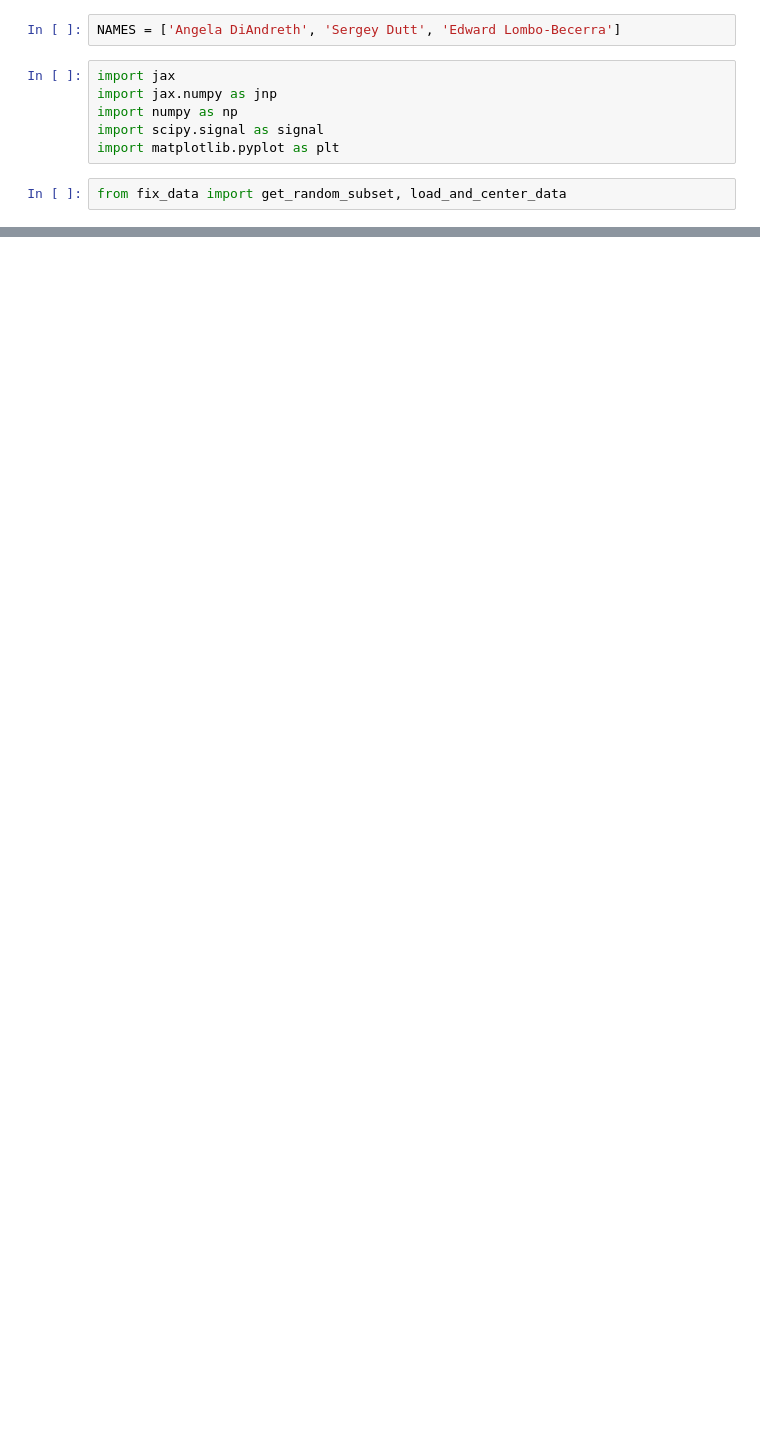
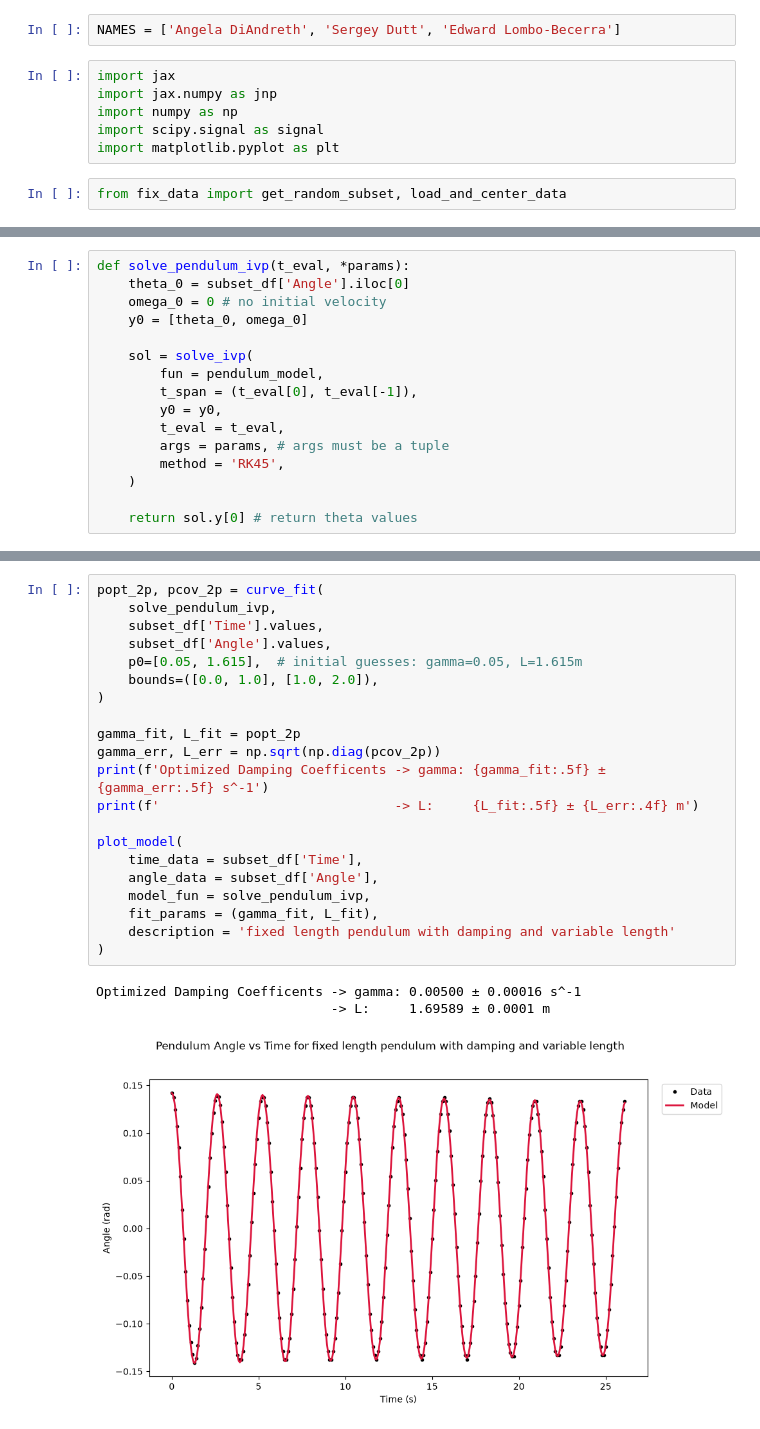
Before and after one commit to sergeydutt/06-623_Project, a Jupyter notebook: Linear_Regression.ipynb, the cells around one changed output, grey strips where cells are left out. Cells and saved outputs as stored; diff of their text form; blank space fills up the shorter version.

```diff
--- a/Linear_Regression.ipynb
+++ b/Linear_Regression.ipynb
@@ -151,0 +174,16 @@ Air-Resistance Coef (C): 0.016
+# %%
+def solve_pendulum_ivp(t_eval, *params):
+    theta_0 = subset_df['Angle'].iloc[0]
+    omega_0 = 0 # no initial velocity
+    y0 = [theta_0, omega_0]
+
+    sol = solve_ivp(
+        fun = pendulum_model,
+        t_span = (t_eval[0], t_eval[-1]),
+        y0 = y0,
+        t_eval = t_eval,
+        args = params, # args must be a tuple
+        method = 'RK45',
+    )
+
+    return sol.y[0] # return theta values
@@ -151,0 +224,25 @@ Air-Resistance Coef (C): 0.016
+# %%
+popt_2p, pcov_2p = curve_fit(
+    solve_pendulum_ivp,
+    subset_df['Time'].values,
+    subset_df['Angle'].values,
+    p0=[0.05, 1.615],  # initial guesses: gamma=0.05, L=1.615m
+    bounds=([0.0, 1.0], [1.0, 2.0]),
+)
+
+gamma_fit, L_fit = popt_2p
+gamma_err, L_err = np.sqrt(np.diag(pcov_2p))
+print(f'Optimized Damping Coefficents -> gamma: {gamma_fit:.5f} ± {gamma_err:.5f} s^-1')
+print(f'                              -> L:     {L_fit:.5f} ± {L_err:.4f} m')
+
+plot_model(
+    time_data = subset_df['Time'],
+    angle_data = subset_df['Angle'],
+    model_fun = solve_pendulum_ivp,
+    fit_params = (gamma_fit, L_fit),
+    description = 'fixed length pendulum with damping and variable length'
+)
+# %% [output]
+Optimized Damping Coefficents -> gamma: 0.00500 ± 0.00016 s^-1
+                              -> L:     1.69589 ± 0.0001 m
+[figure, added]
```
Also changed, not shown: parts of 8 cells of this notebook.
